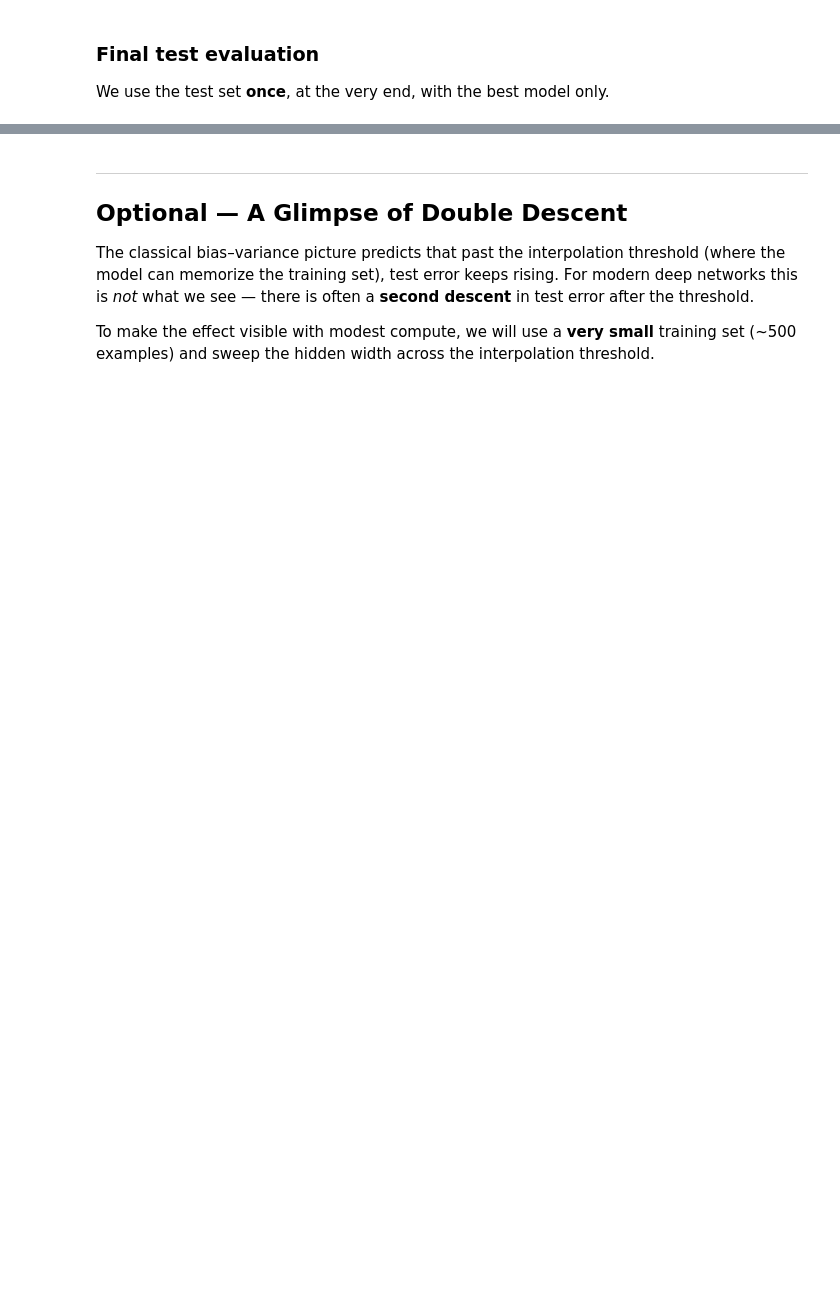
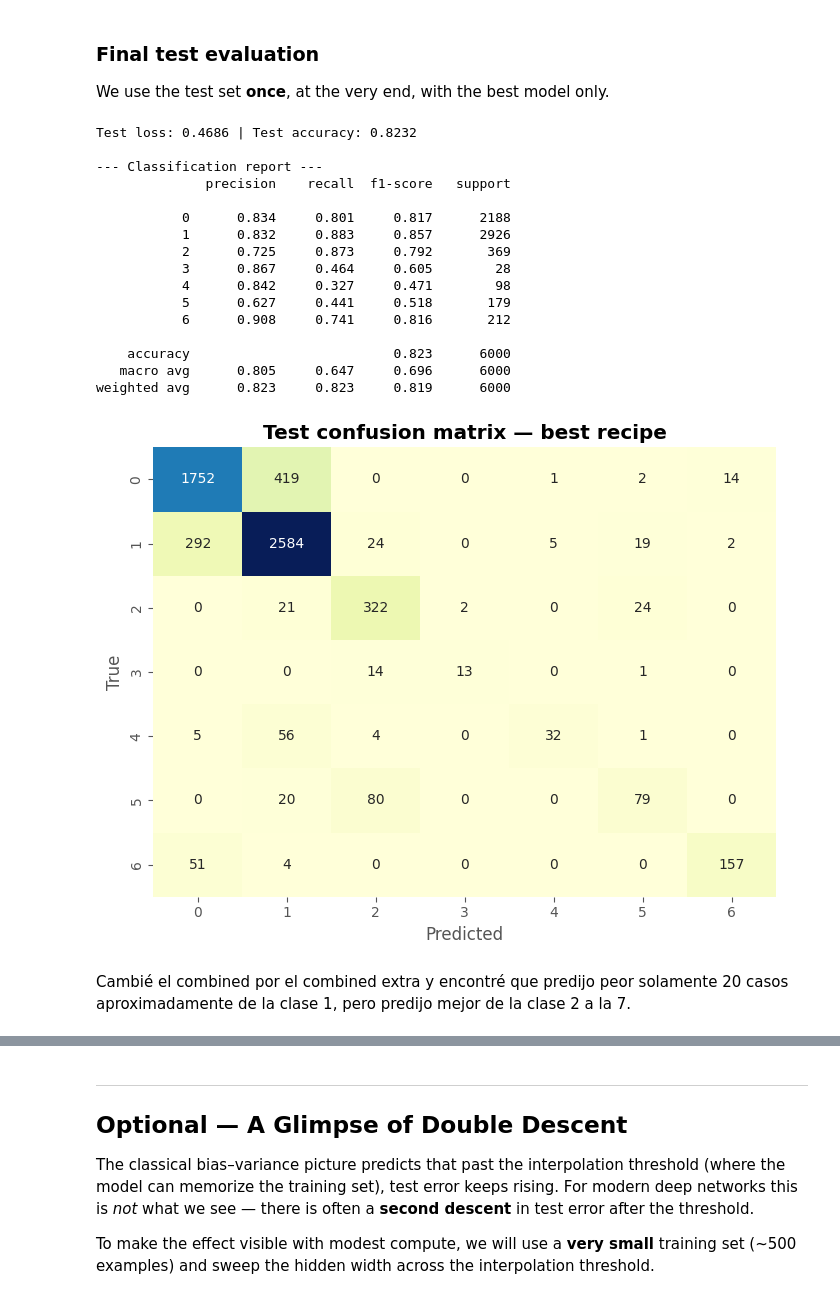
Before and after one commit to naguer019/deep-learning-course-notebooks, a Jupyter notebook: notebooks/notebook_5.ipynb, the cells around one changed output, grey strips where cells are left out. Cells and saved outputs as stored; diff of their text form; code cells hidden in the pictures; blank space fills up the shorter version.

```diff
--- a/notebooks/notebook_5.ipynb
+++ b/notebooks/notebook_5.ipynb
@@ -778,6 +1008,18 @@ print("StepLR best val acc:", results["step_lr"]["best_val_acc"])
 Choose `T_max`. A natural choice is tied to `NUM_EPOCHS_EXP`, but decide and justify.
 # %%
 # YOUR CODE HERE
-raise NotImplementedError()
+def cosine_fn(optimizer):
+    # elijo T_max = NUM_EPOCHS_EXP para que toque fondo exactamente en la última epoch
+    return optim.lr_scheduler.CosineAnnealingLR(optimizer, T_max = NUM_EPOCHS_EXP)
 
+# corro el experimento con el nuevo scheduler cosine_fn
+results["cosine"] = run_experiment(
+    name = "cosine",
+    model_fn = baseline_model_fn,
+    optimizer_fn = baseline_optim_fn,
+    loss_fn = loss_fn,
+    scheduler_fn = cosine_fn,
+    num_epochs = NUM_EPOCHS_EXP,
+    verbose = True
+)
 print("Cosine best val acc:", results["cosine"]["best_val_acc"])
@@ -841,32 +1187,52 @@ plt.tight_layout(); plt.show()
 
 We use the test set **once**, at the very end, with the best model only.
 # %%
-best_model = results["combined"]["model"]
+best_model = results["combined_extra"]["model"]
 loss_fn = nn.CrossEntropyLoss()
 test_loss, test_acc = evaluate(best_model, test_loader, loss_fn, device)
 print(f"Test loss: {test_loss:.4f} | Test accuracy: {test_acc:.4f}")
 
 # Per-class breakdown
 all_preds, all_true = [], []
 best_model.eval()
 with torch.no_grad():
     for x, y in test_loader:
         x = x.to(device)
         preds = best_model(x).argmax(dim=1).cpu().numpy()
         all_preds.append(preds)
         all_true.append(y.numpy())
 all_preds = np.concatenate(all_preds); all_true = np.concatenate(all_true)
 
 print("\n--- Classification report ---")
 print(classification_report(all_true, all_preds, digits=3))
 
 cm = confusion_matrix(all_true, all_preds)
 fig, ax = plt.subplots(figsize=(7, 5.5))
 sns.heatmap(cm, annot=True, fmt="d", cmap="YlGnBu", ax=ax,
             cbar=False, xticklabels=range(7), yticklabels=range(7))
 ax.set_xlabel("Predicted"); ax.set_ylabel("True")
 ax.set_title("Test confusion matrix — best recipe", fontweight="bold")
 plt.tight_layout(); plt.show()
+# %% [output]
+Test loss: 0.4686 | Test accuracy: 0.8232
+
+--- Classification report ---
+              precision    recall  f1-score   support
+
+           0      0.834     0.801     0.817      2188
+           1      0.832     0.883     0.857      2926
+           2      0.725     0.873     0.792       369
+           3      0.867     0.464     0.605        28
+           4      0.842     0.327     0.471        98
+           5      0.627     0.441     0.518       179
+           6      0.908     0.741     0.816       212
+
+    accuracy                          0.823      6000
+   macro avg      0.805     0.647     0.696      6000
+weighted avg      0.823     0.823     0.819      6000
+[figure, added]
+# %% [markdown]
+Cambié el combined por el combined extra y encontré que predijo peor solamente 20 casos aproximadamente de la clase 1, pero predijo mejor de la clase 2 a la 7.
 # %% [markdown]
 > **Question 4.2** — Which single regularizer gave the biggest jump over the baseline? Did the gains compound when you combined them, or did they saturate?
 
```
Also changed, not shown: parts of 30 cells of this notebook.
